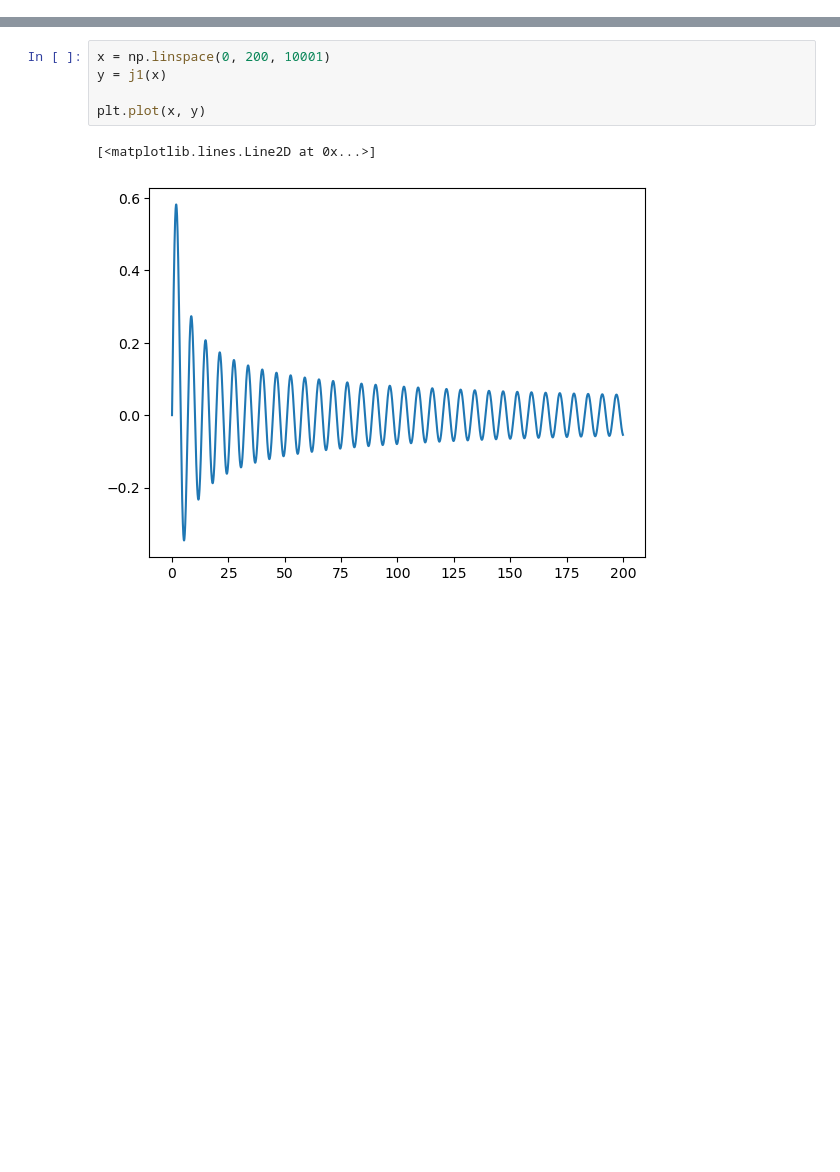
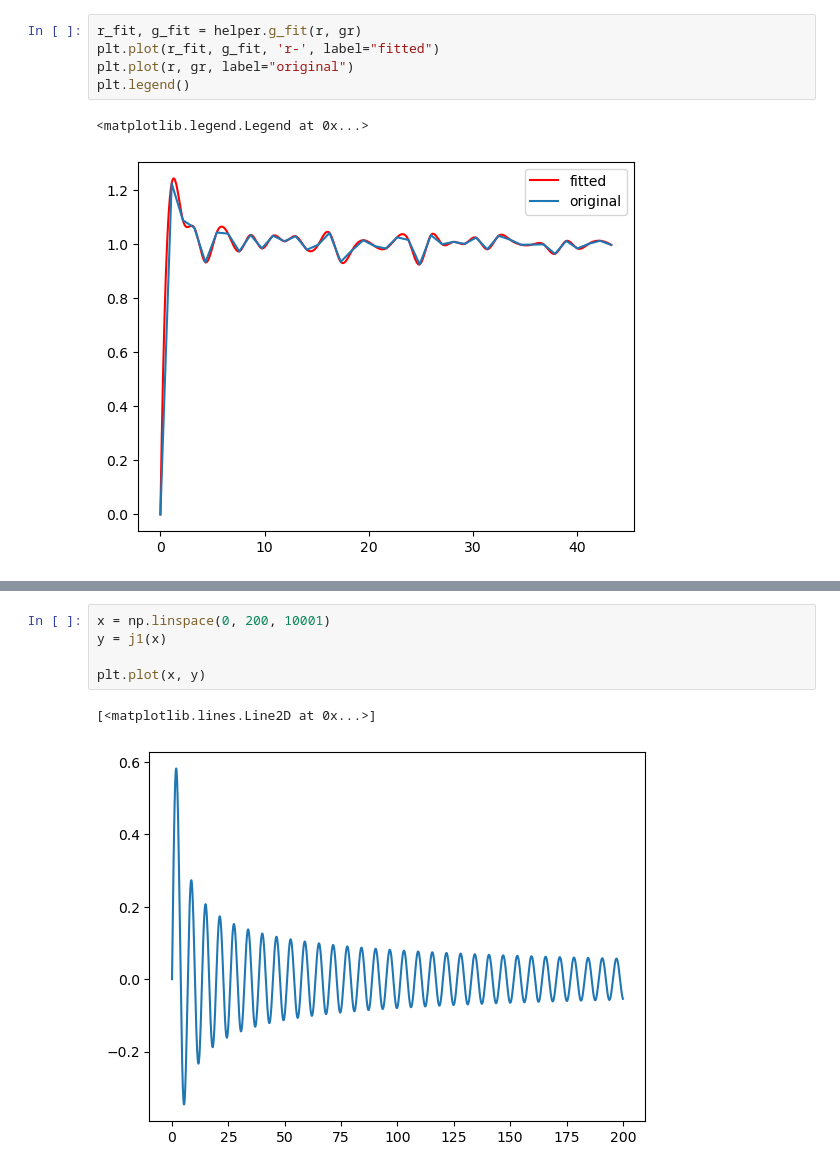
Before and after one commit to xianyang316/Hyperuniformity_simulation, a Jupyter notebook: code/calc_test.ipynb, the cells around one changed output, grey strips where cells are left out. Cells and saved outputs as stored; diff of their text form; blank space fills up the shorter version.

```diff
--- a/code/calc_test.ipynb
+++ b/code/calc_test.ipynb
@@ -78,0 +92,8 @@ plt.plot(r, r*(gr-1))
+# %%
+r_fit, g_fit = helper.g_fit(r, gr)
+plt.plot(r_fit, g_fit, 'r-', label="fitted")
+plt.plot(r, gr, label="original")
+plt.legend()
+# %% [output]
+<matplotlib.legend.Legend at 0x...>
+[figure, added]
```
Also changed, not shown: parts of 10 cells of this notebook, 2 other files.
